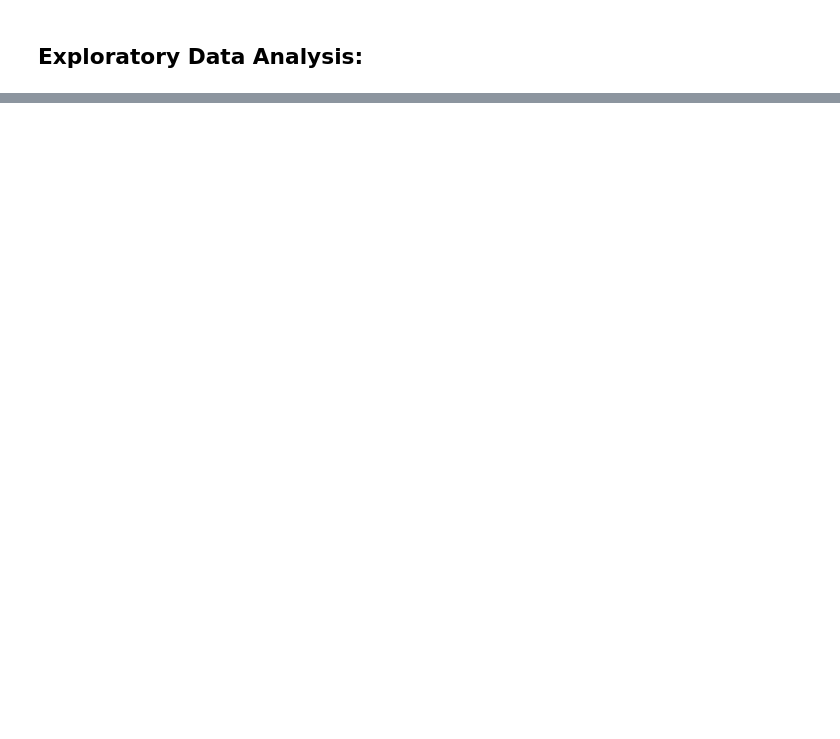
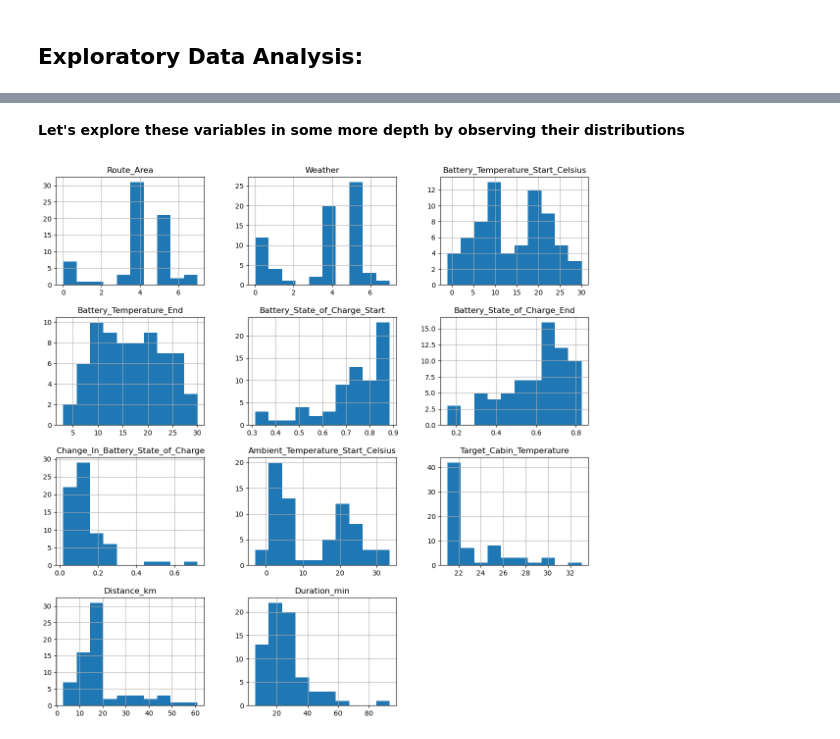
Before and after one commit to ithllc/AAI_500_01_SP23, a Jupyter notebook: frankivey_Temp.ipynb, the cells around one changed output, grey strips where cells are left out. Cells and saved outputs as stored; diff of their text form; code cells hidden in the pictures; blank space fills up the shorter version.

Commit message:
updated file
includes data creation, exploratory data analysis, data preparation, model selection and some analysis

Signed-off-by: ithllc <iveyfra@gmail.com>

```diff
--- a/frankivey_Temp.ipynb
+++ b/frankivey_Temp.ipynb
@@ -101,0 +154,4 @@ memory usage: 6.6+ KB
+# %%
+# change data types of category columns
+evbattemp['Route_Area'] = evbattemp['Route_Area'].astype('category')
+evbattemp['Weather'] = evbattemp['Weather'].astype('category')
@@ -101,0 +180,8 @@ memory usage: 6.6+ KB
+# %%
+# convert the category date type columns to ordinal values
+# first create temp data set to handle the conversion
+evbattemp_cat_columns = evbattemp.select_dtypes(['category']).columns
+# %%
+# convert the category date type columns to ordinal values
+# second perform the category data type conversion
+evbattemp[evbattemp_cat_columns] = evbattemp[evbattemp_cat_columns].apply(lambda x: x.cat.codes)
@@ -101,0 +221,5 @@ memory usage: 6.6+ KB
+# %%
+# convert category columns to float to match the continous data just like the columns for better analysis
+# change data types of category columns
+evbattemp['Route_Area'] = evbattemp['Route_Area'].astype('float64')
+evbattemp['Weather'] = evbattemp['Weather'].astype('float64')
@@ -103,0 +308,8 @@ memory usage: 6.6+ KB
+# %% [markdown]
+**Let's explore these variables in some more depth by observing their distributions**
+# %%
+# Creating histograms
+evbattemp.hist(figsize=(14,14))
+plt.show()
+# %% [output]
+[figure, added]
```
Also changed, not shown: parts of 94 cells of this notebook.
